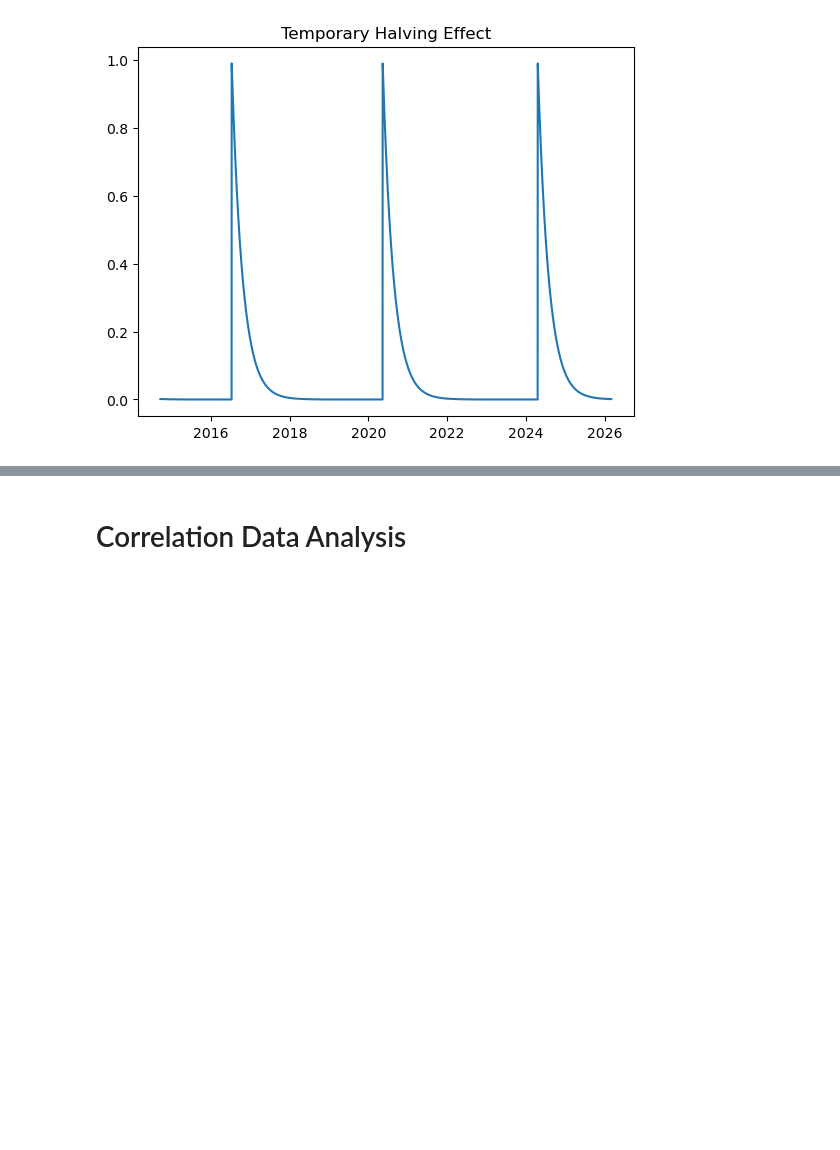
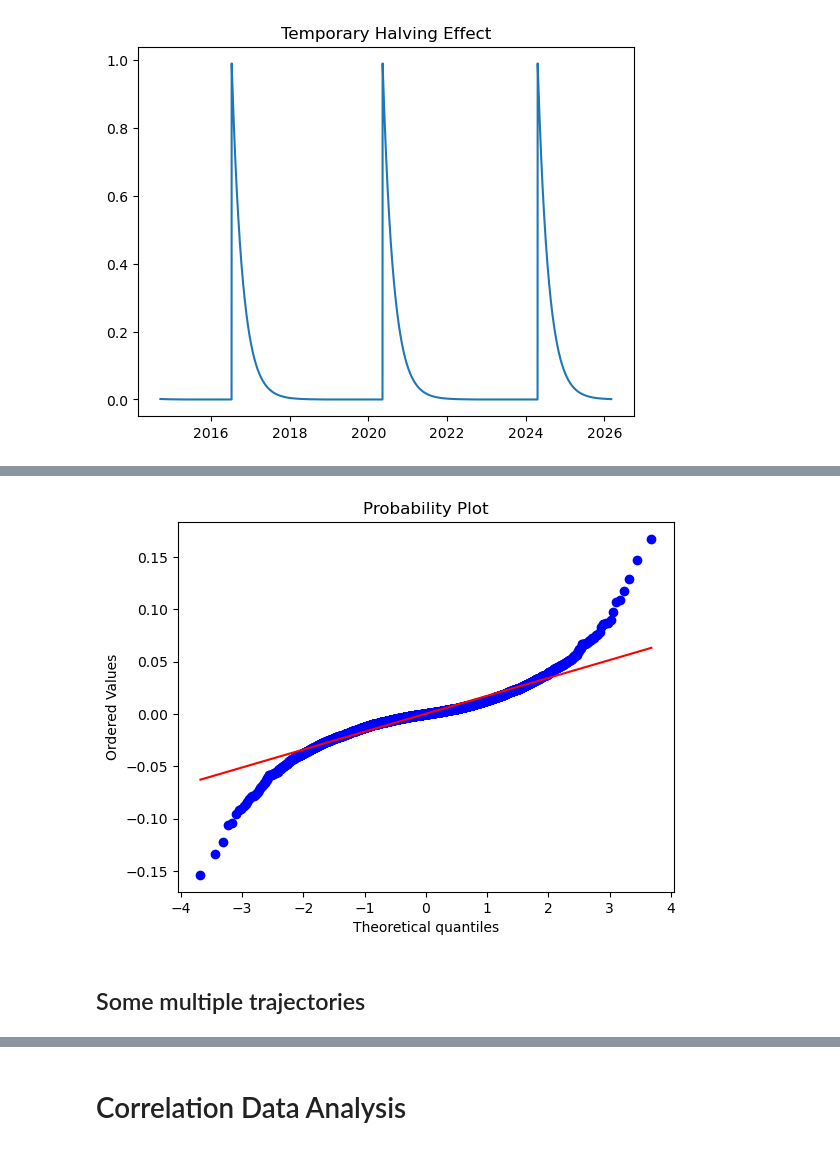
Before and after one commit to Guillaume-melis/Bictoin_price_modelisation, a Jupyter notebook: data_analysis.ipynb, the cells around one changed output, grey strips where cells are left out. Drawn from its saved outputs; the diff is of its cells as text; code cells hidden in the pictures; blank space fills up the shorter version.

```diff
--- a/data_analysis.ipynb
+++ b/data_analysis.ipynb
@@ -314,0 +358,7 @@ Simulated clustering: 2.9986266018709173
+# %%
+stats.probplot(r_sim, dist="norm", plot=plt)
+plt.show()
+# %% [output]
+[figure, added]
+# %% [markdown]
+## Some multiple trajectories
```
Also changed, not shown: parts of 44 cells of this notebook.
